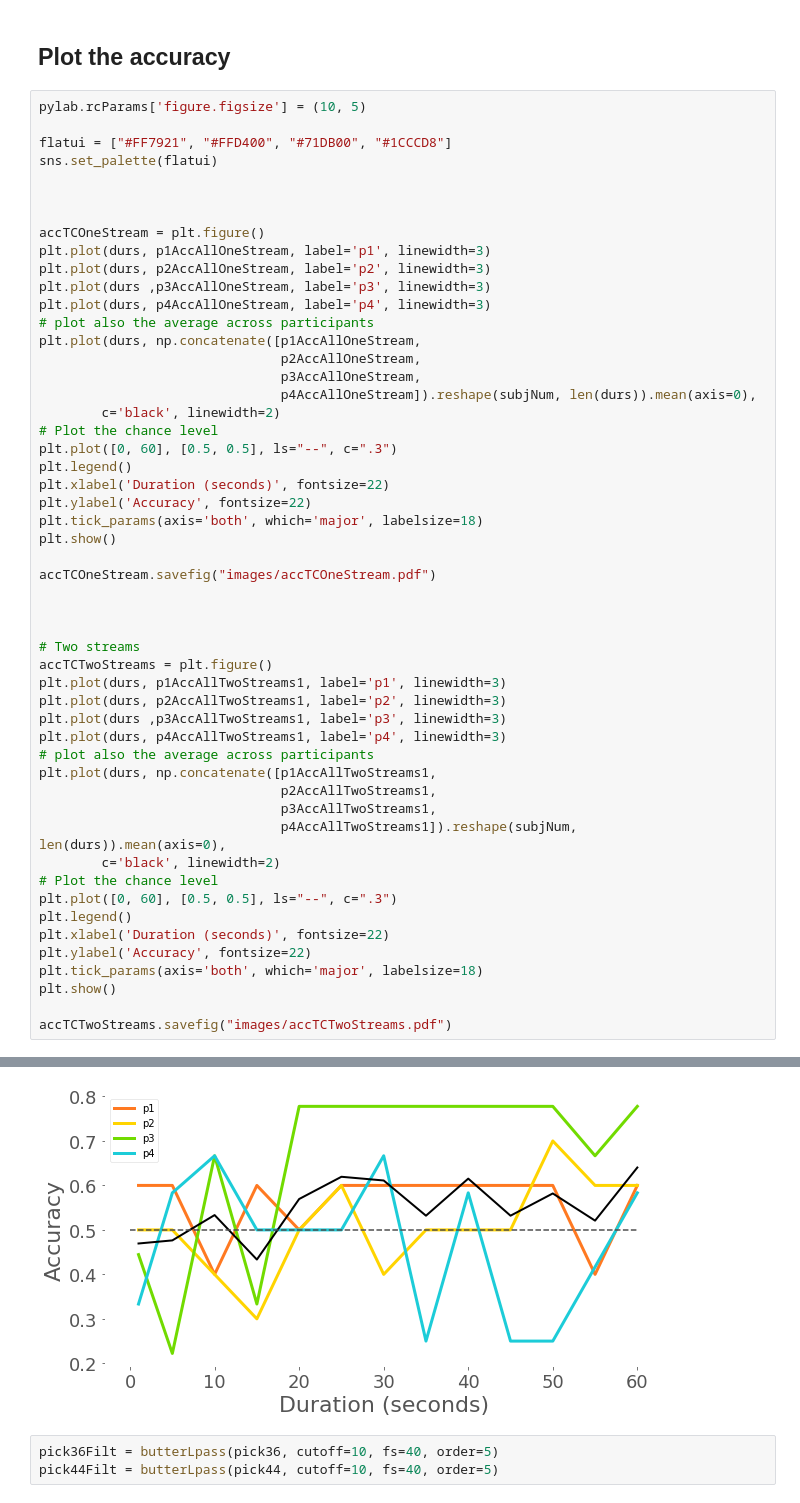
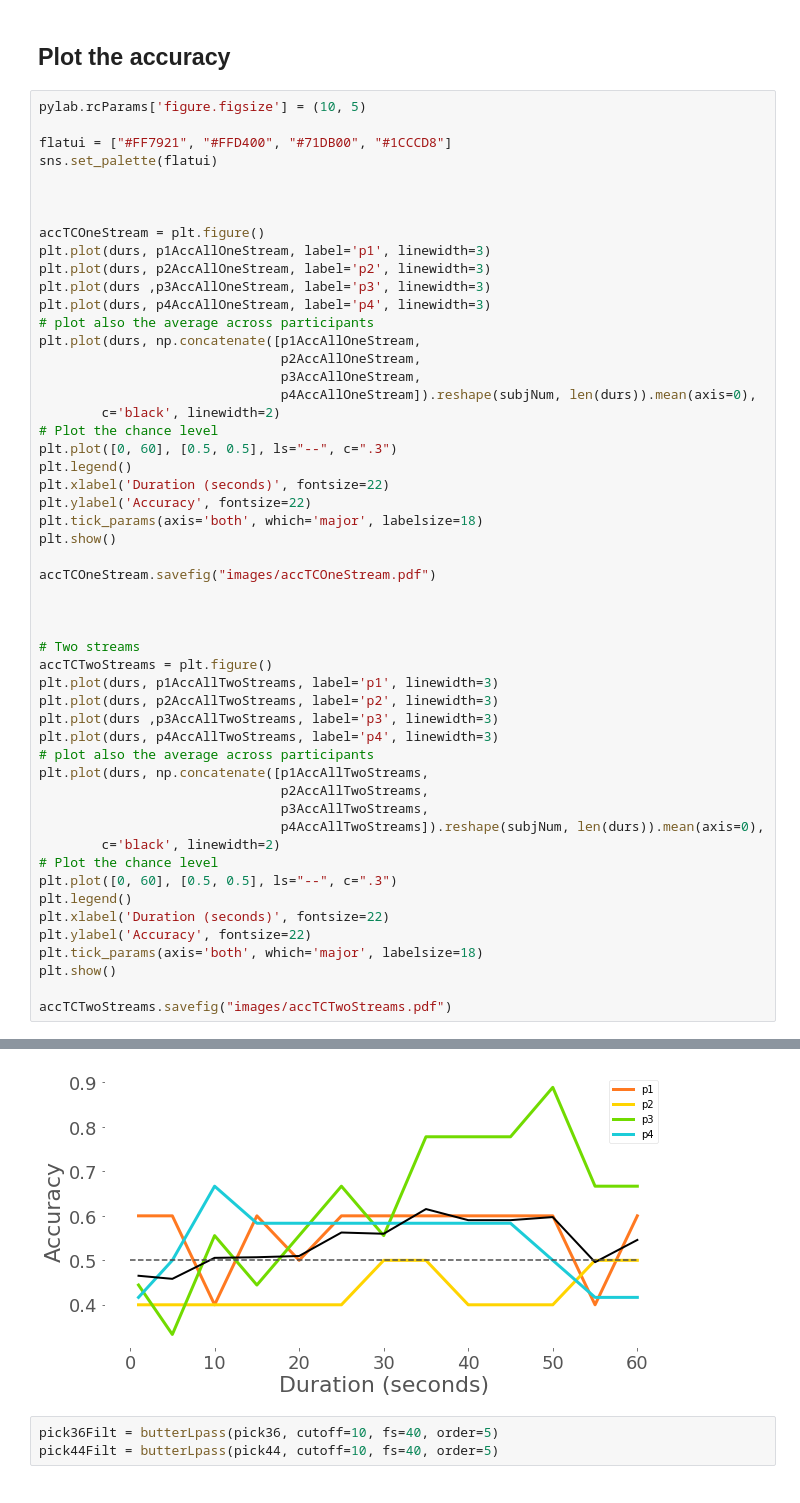
Before and after one commit to hadrienj/decodingEEG, a Jupyter notebook: analyses_aSSR.ipynb, the cells around one changed output, grey strips where cells are left out. Cells and saved outputs as stored; diff of their text form.

```diff
--- a/analyses_aSSR.ipynb
+++ b/analyses_aSSR.ipynb
@@ -514,15 +508,15 @@ accTCOneStream.savefig("images/accTCOneStream.pdf")
 
 # Two streams
 accTCTwoStreams = plt.figure()
-plt.plot(durs, p1AccAllTwoStreams1, label='p1', linewidth=3)
-plt.plot(durs, p2AccAllTwoStreams1, label='p2', linewidth=3)
-plt.plot(durs ,p3AccAllTwoStreams1, label='p3', linewidth=3)
-plt.plot(durs, p4AccAllTwoStreams1, label='p4', linewidth=3)
+plt.plot(durs, p1AccAllTwoStreams, label='p1', linewidth=3)
+plt.plot(durs, p2AccAllTwoStreams, label='p2', linewidth=3)
+plt.plot(durs ,p3AccAllTwoStreams, label='p3', linewidth=3)
+plt.plot(durs, p4AccAllTwoStreams, label='p4', linewidth=3)
 # plot also the average across participants
-plt.plot(durs, np.concatenate([p1AccAllTwoStreams1,
-                               p2AccAllTwoStreams1,
-                               p3AccAllTwoStreams1,
-                               p4AccAllTwoStreams1]).reshape(subjNum, len(durs)).mean(axis=0),
+plt.plot(durs, np.concatenate([p1AccAllTwoStreams,
+                               p2AccAllTwoStreams,
+                               p3AccAllTwoStreams,
+                               p4AccAllTwoStreams]).reshape(subjNum, len(durs)).mean(axis=0),
         c='black', linewidth=2)
 # Plot the chance level
 plt.plot([0, 60], [0.5, 0.5], ls="--", c=".3")
@@ -538,4 +532,4 @@ accTCTwoStreams.savefig("images/accTCTwoStreams.pdf")
-[figure, old version]
+[figure, new version]
 # %%
 pick36Filt = butterLpass(pick36, cutoff=10, fs=40, order=5)
 pick44Filt = butterLpass(pick44, cutoff=10, fs=40, order=5)
```
Also changed, not shown: parts of 4 cells of this notebook, 4 other files.
